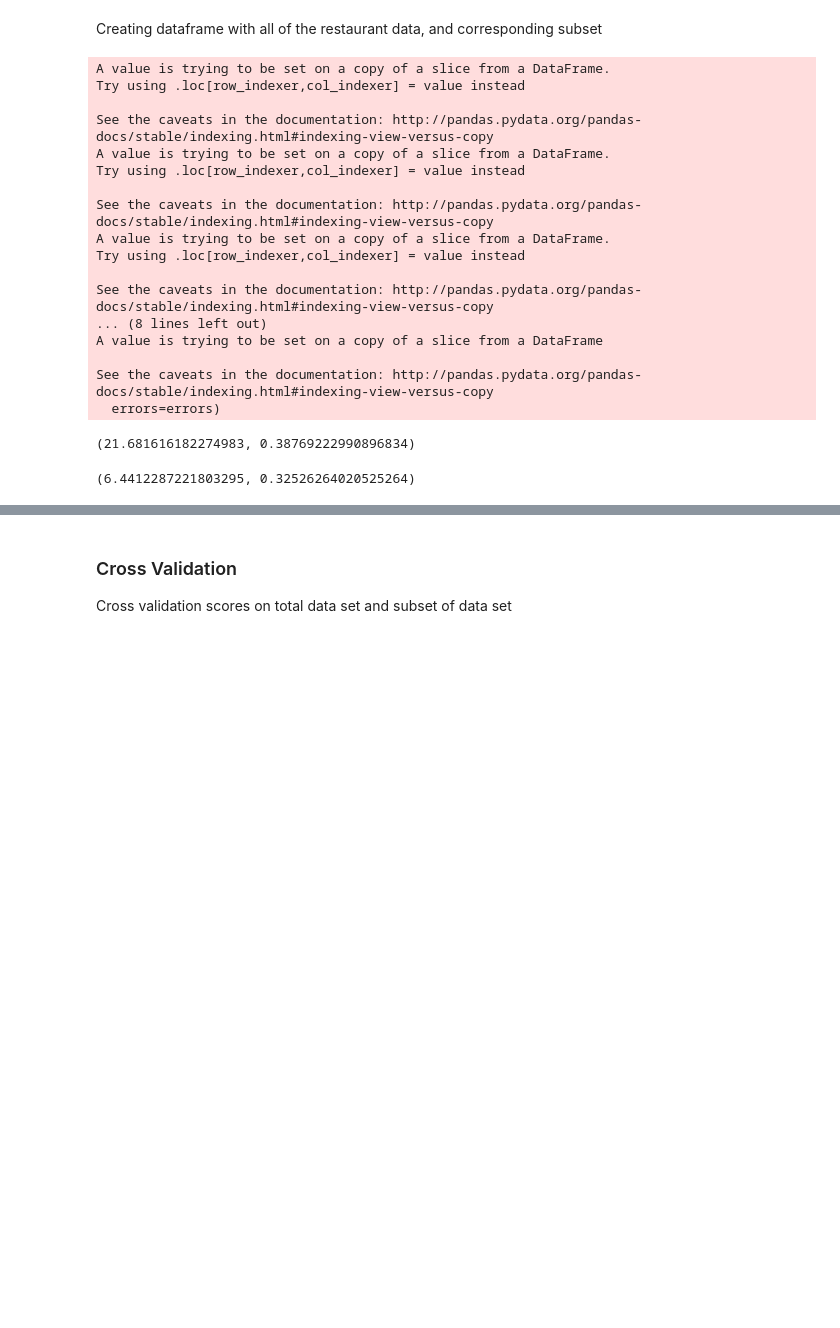
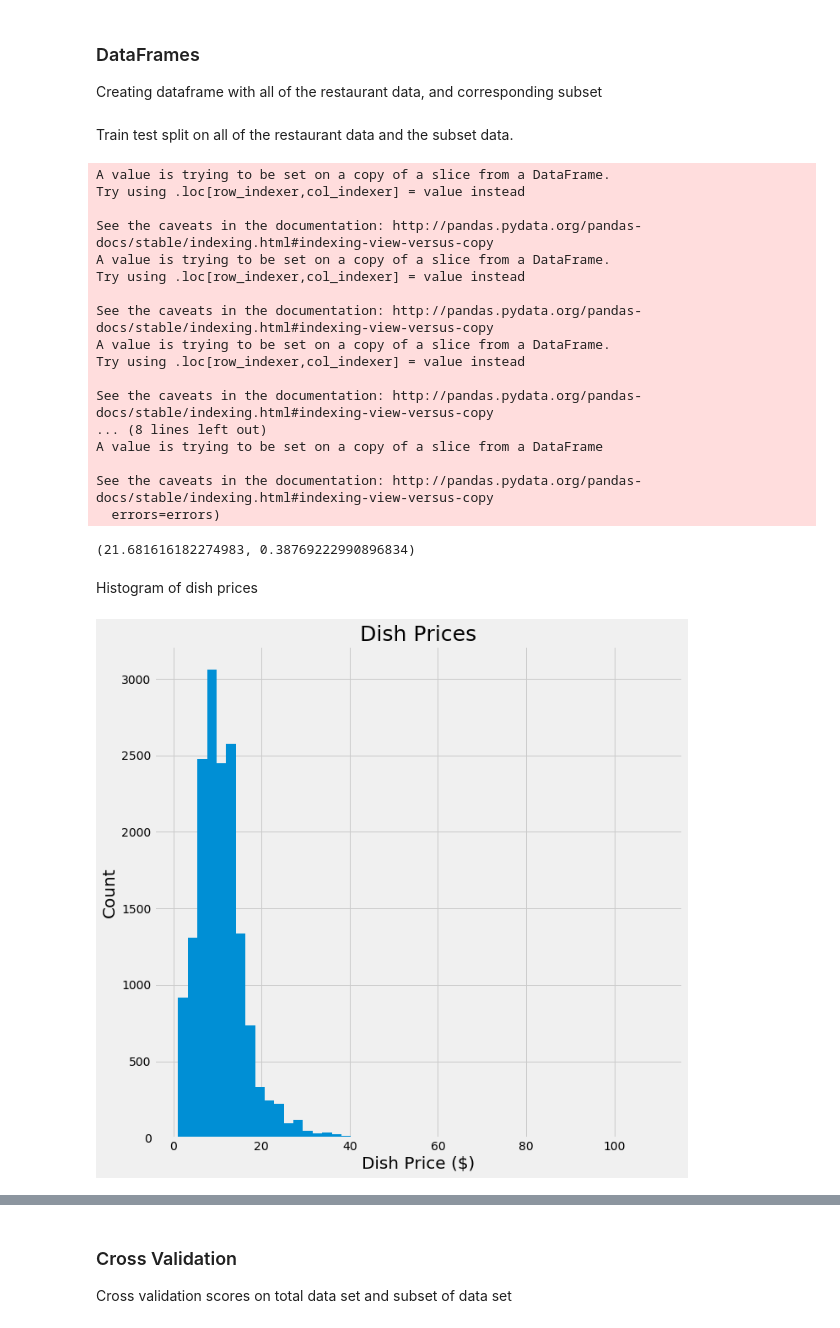
Before and after one commit to alan-j-lin/lunch_price_prediction, a Jupyter notebook: Project_Luther_Alan.ipynb, the cells around one changed output, grey strips where cells are left out. Saved outputs shown, nothing was run; the diff lists cells and outputs as text; code cells hidden in the pictures; blank space fills up the shorter version.

```diff
--- a/Project_Luther_Alan.ipynb
+++ b/Project_Luther_Alan.ipynb
@@ -543,15 +697,14 @@ dropcol_list = ['N_Ingredients x N_Ingredients', 'log_Dish Text Length x log_Lon
 # %% [markdown]
+### DataFrames
+
 Creating dataframe with all of the restaurant data, and corresponding subset
 # %%
 total_df = create_allrestdf(rest_list, all_ingredients, zips_pd, True, True, True)
 subset_df = total_df[(total_df['Dish Price'] > 7) & (total_df['Dish Price'] < 20)]
+# %% [markdown]
+Train test split on all of the restaurant data and the subset data.
 # %%
-# Lambda value used for boxcox transformation
-big_L = 0.286
-# Ridge Regression Model
-abs_RI = Ridge(alpha = 6.2)
-
-# # Train Test Split
+# Train Test Split
 model_df = deepcopy(total_df)
 X_train, X_test, y_train, y_test, train_scaler = ttsplit(model_df, dropcol_list, cutdown_list, 10, 30, 10, L = big_L, scaling_status = True)
 drop_list = dropfeatures(abs_RI, X_train, y_train, 5e-2, big_L)
@@ -583,4 +736,13 @@ A value is trying to be set on a copy of a slice from a DataFrame
 See the caveats in the documentation: http://pandas.pydata.org/pandas-docs/stable/indexing.html#indexing-view-versus-copy
   errors=errors)
 (21.681616182274983, 0.38769222990896834)
-(6.4412287221803295, 0.32526264020525264)
+# %% [markdown]
+Histogram of dish prices
+# %%
+model_df.iloc[:, 0].hist(bins = 50)
+plt.xlabel('Dish Price ($)', fontsize = 20)
+plt.ylabel('Count', fontsize = 20)
+plt.title('Dish Prices', fontsize = 25)
+plt.savefig('DishPriceHist.png', format = 'png')
+# %% [output]
+[figure, added]
```
Also changed, not shown: parts of 32 cells of this notebook, 10 other files.
